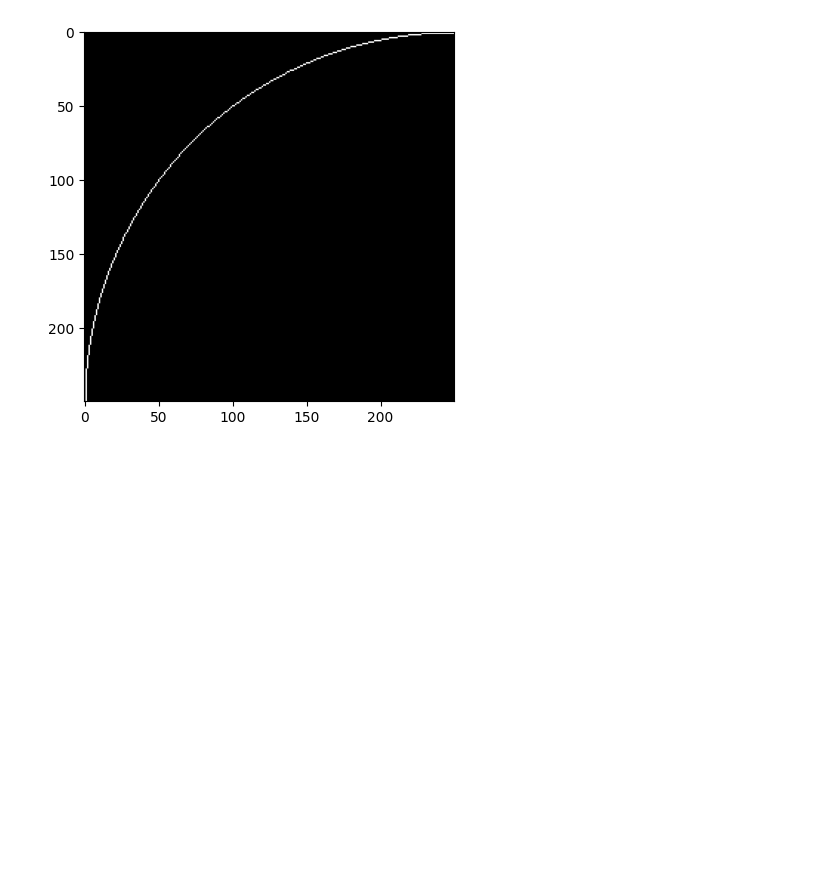
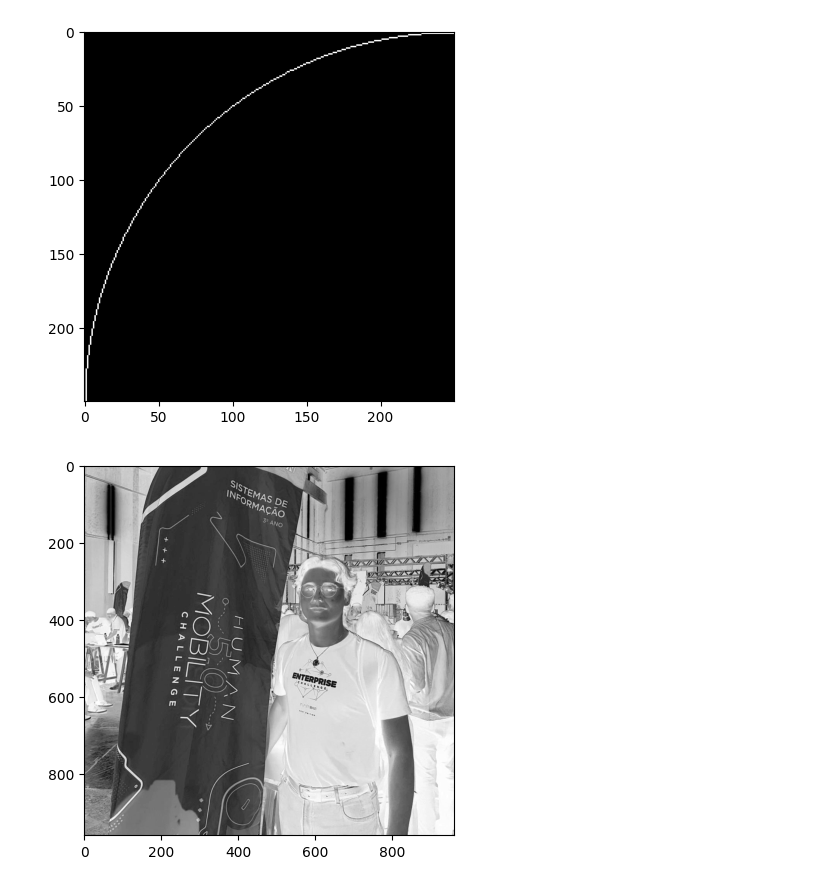
Before and after one commit to hotequil/image-processing, a Jupyter notebook: app.ipynb, the cells around one changed output. Saved outputs shown, nothing was run; the diff lists cells and outputs as text; code cells hidden in the pictures; blank space fills up the shorter version.

```diff
--- a/app.ipynb
+++ b/app.ipynb
@@ -239,3 +239,15 @@ plt.show()
 # %% [output]
 [figure]
 [figure]
+# %%
+import cv2 as cv
+from matplotlib import pyplot as plt
+
+%matplotlib inline
+
+image = cv.imread("me.jpeg", cv.IMREAD_GRAYSCALE)
+
+plt.imshow(cv.bitwise_not(image), cmap="gray")
+plt.show()
+# %% [output]
+[figure, added]
```
Also changed, not shown: parts of 1 cell of this notebook.
